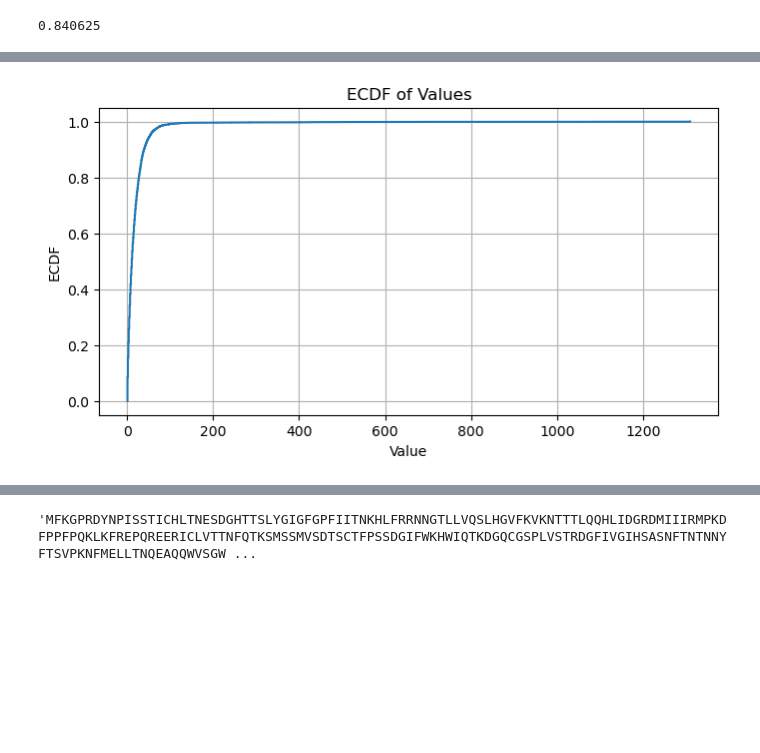
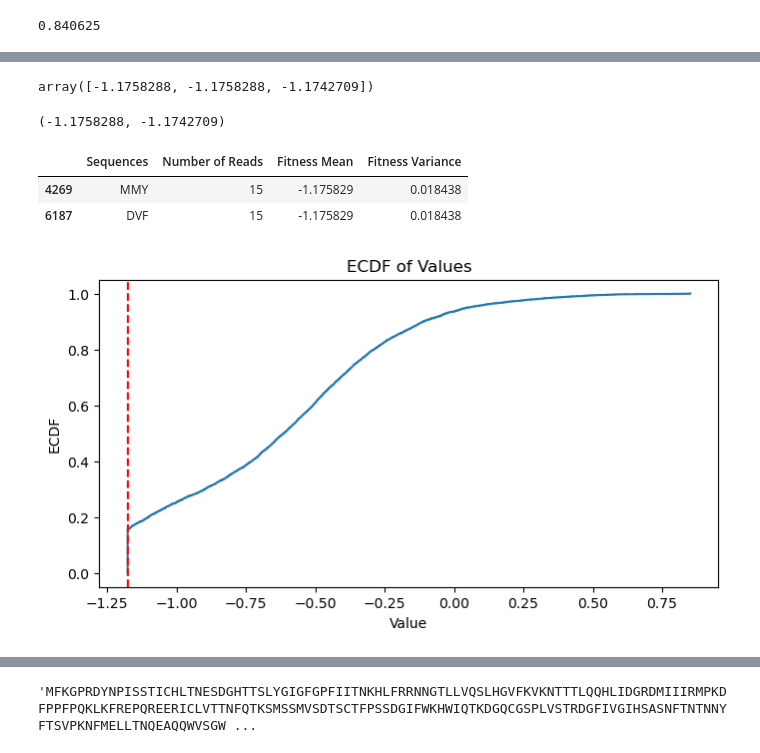
Before and after one commit to fhalab/SSMuLA, a Jupyter notebook: sandbox/tev.ipynb, the cells around one changed output, grey strips where cells are left out. Drawn from its saved outputs; the diff is of its cells as text; code cells hidden in the pictures; blank space fills up the shorter version.

```diff
--- a/sandbox/tev.ipynb
+++ b/sandbox/tev.ipynb
@@ -41,20 +103,36 @@ plt.plot(sorted(df["Number of Reads"]))
+# %%
+np.sort(df["Fitness Mean"])[cutoff_index-1: cutoff_index+2]
+# %% [output]
+array([-1.1758288, -1.1758288, -1.1742709])
+# %%
+np.sort(df["Fitness Mean"])[cutoff_index], np.sort(df["Fitness Mean"])[cutoff_index+1]
+# %% [output]
+(-1.1758288, -1.1742709)
+# %%
+df[df["Fitness Mean"] == cutoff]
+# %% [output]
+|  | Sequences | Number of Reads | Fitness Mean | Fitness Variance |
+| 4269 | MMY | 15 | -1.175829 | 0.018438 |
+| 6187 | DVF | 15 | -1.175829 | 0.018438 |
 # %%
 # Sorting the data
-x = np.sort(df['Number of Reads'])
-
+# x = np.sort(df['Number of Reads'])
+x = np.sort(df["Fitness Mean"])
 # Calculating the ECDF
 y = np.arange(1, len(x)+1) / len(x)
 
 # Plotting
 plt.figure(figsize=(8, 4))
 plt.step(x, y, where='post')
 plt.title('ECDF of Values')
 plt.xlabel('Value')
 plt.ylabel('ECDF')
-plt.grid(True)
+
+plt.axvline(x=df["Fitness Mean"].min(), color='r', linestyle='--')
+# plt.grid(True)
 plt.show()
 # %% [output]
-[figure, old version]
+[figure, new version]
 # %%
 df_4site = pd.read_csv("add_data/tev4_fitnesses_read_count.csv")
 df_4site
```
Also changed, not shown: parts of 15 cells of this notebook, 4 other files.
